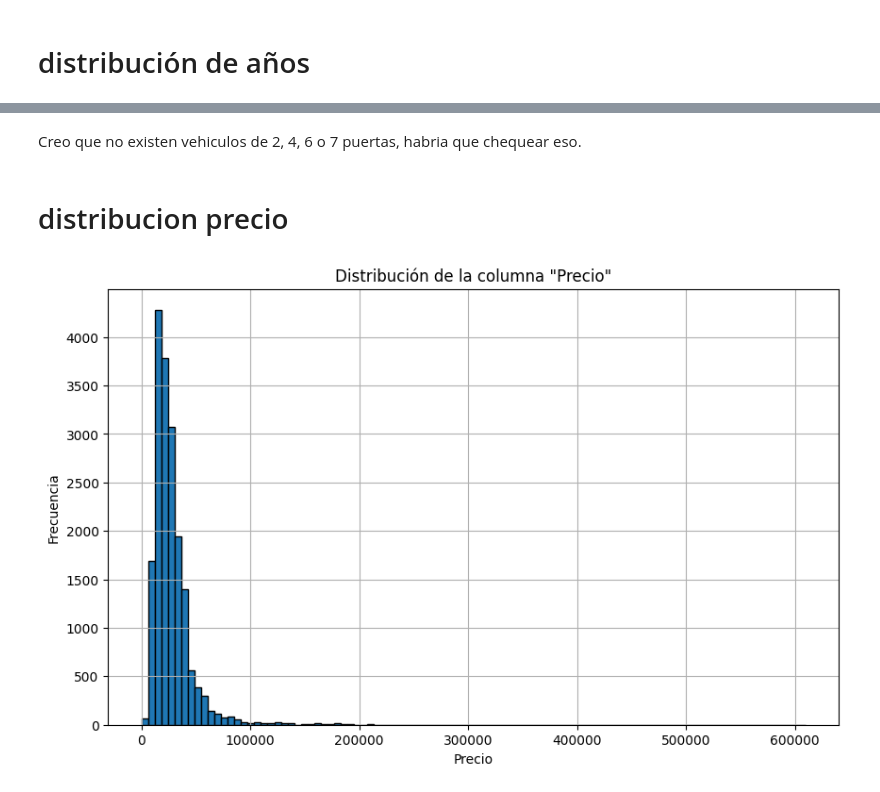
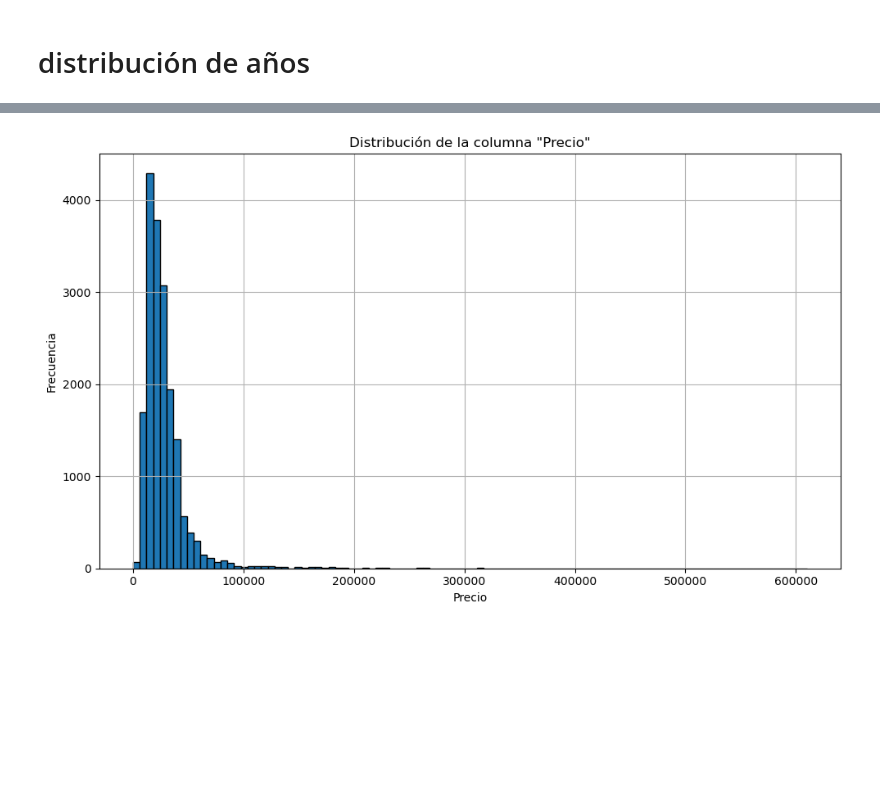
Before and after one commit to ignacio279/Machine-Learning-Vechetti-Vargas, a Jupyter notebook: Notebook.ipynb, the cells around one changed output, grey strips where cells are left out. Saved outputs shown, nothing was run; the diff lists cells and outputs as text; code cells hidden in the pictures; blank space fills up the shorter version.

```diff
--- a/Notebook.ipynb
+++ b/Notebook.ipynb
@@ -120,17 +99,7 @@ plt.show()
-# %% [markdown]
-Creo que no existen vehiculos de 2, 4, 6 o 7 puertas, habria que chequear eso.
-# %% [markdown]
-# distribucion precio
-# %%
-plt.figure(figsize=(10, 6))
-plt.hist(df["Precio"], bins=100, edgecolor='black')
-plt.title(f'Distribución de la columna "{"Precio"}"')
-plt.xlabel("Precio")
-plt.ylabel('Frecuencia')
-plt.grid(True)
-plt.show()
-# %% [output]
-[figure, removed]
+# %%
+pp.graficar_histograma(df, 'Precio')
+# %% [output]
+[figure, added]
 # %%
 df["Precio"].describe()
 # %% [output]
```
Also changed, not shown: parts of 66 cells of this notebook, 4 other files.
